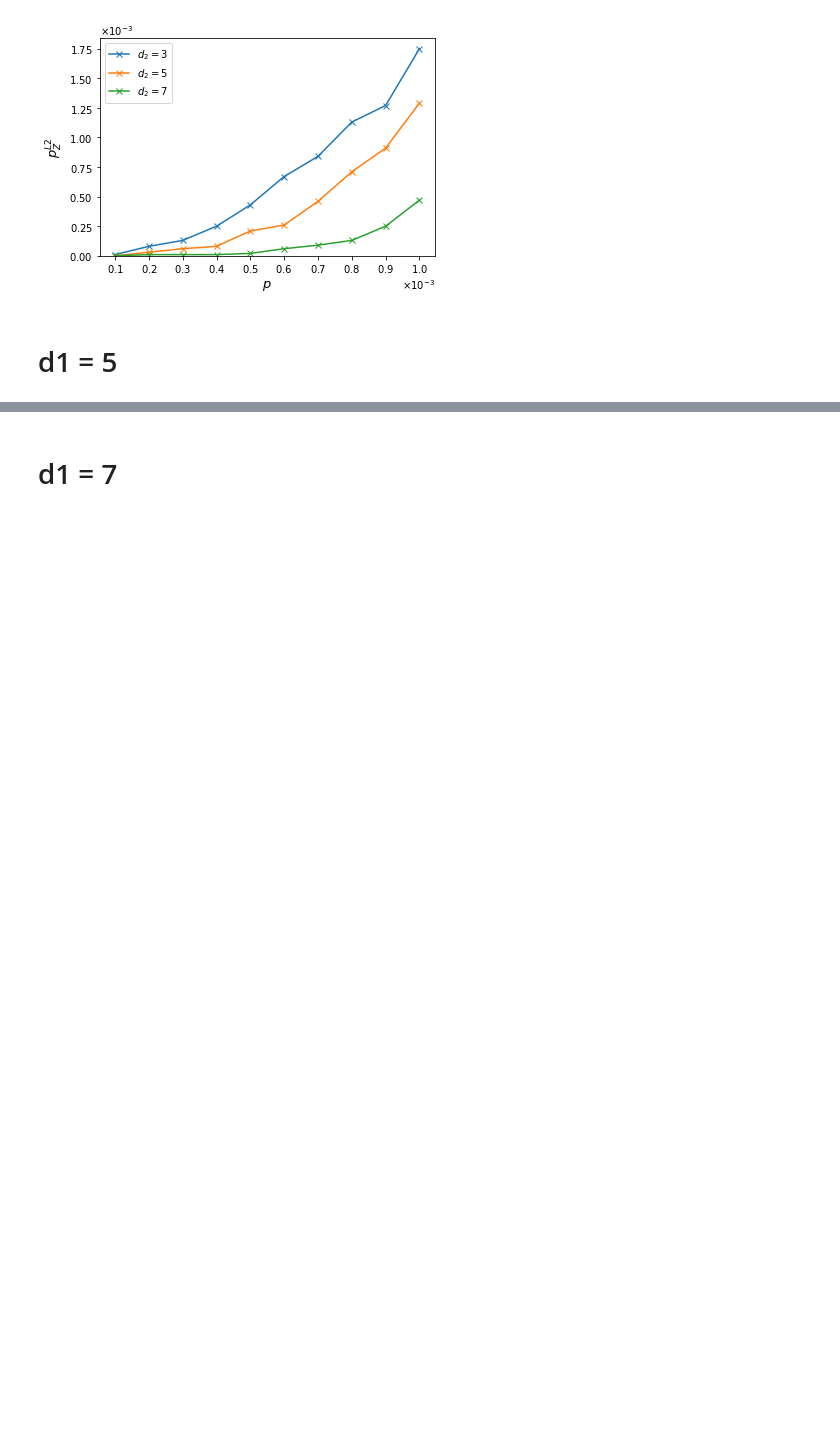
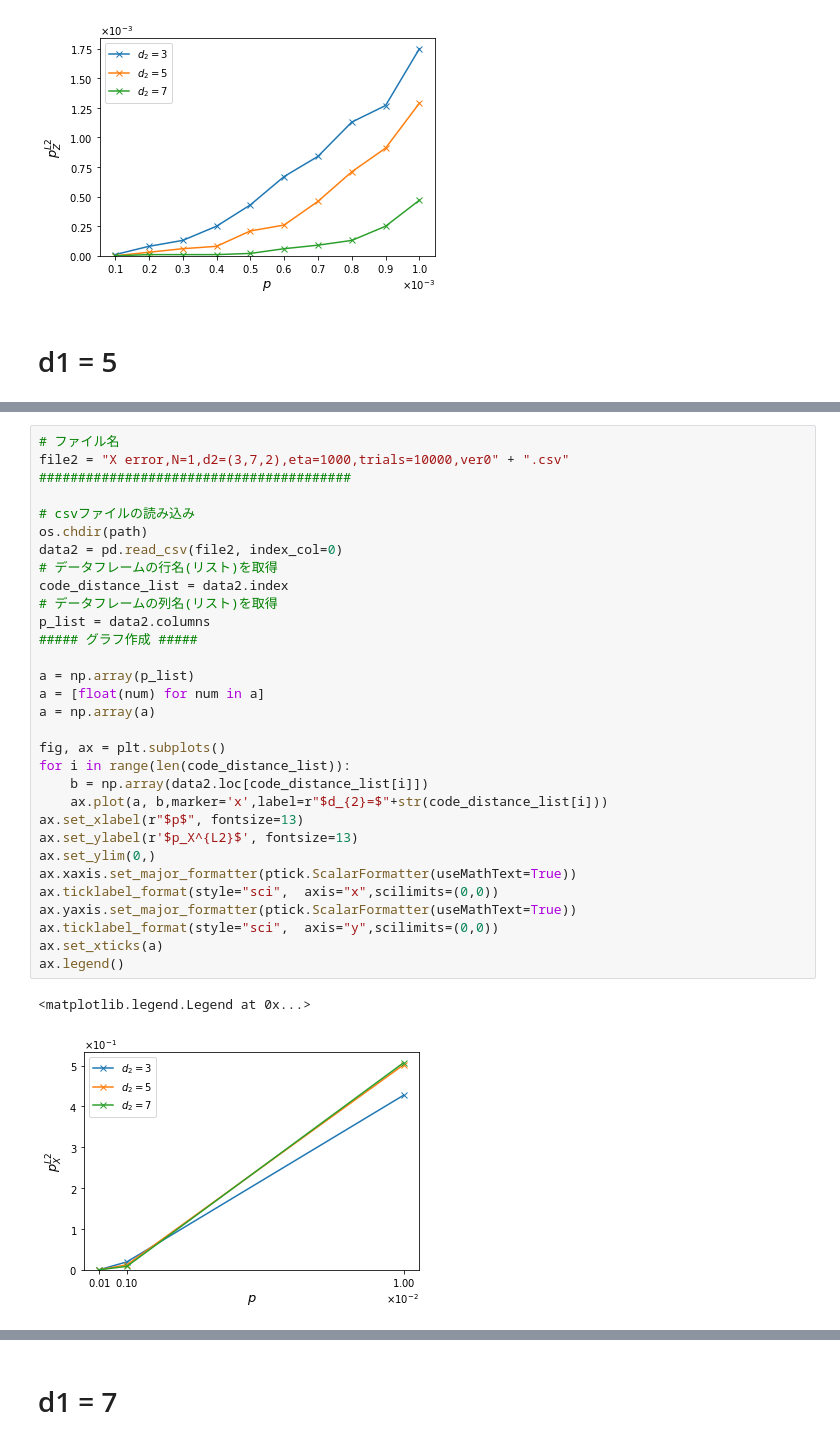
Before and after one commit to kono0924/Fujii-lab, a Jupyter notebook: surface_realistic/realistic_single_round/SWAP/csv_view.ipynb, the cells around one changed output, grey strips where cells are left out. Cells and saved outputs as stored; diff of their text form; blank space fills up the shorter version.

```diff
--- a/surface_realistic/realistic_single_round/SWAP/csv_view.ipynb
+++ b/surface_realistic/realistic_single_round/SWAP/csv_view.ipynb
@@ -53 +95,35 @@ ax.legend()
+# %%
+# ファイル名
+file2 = "X error,N=1,d2=(3,7,2),eta=1000,trials=10000,ver0" + ".csv"
+########################################
+
+# csvファイルの読み込み
+os.chdir(path)
+data2 = pd.read_csv(file2, index_col=0)
+# データフレームの行名(リスト)を取得
+code_distance_list = data2.index
+# データフレームの列名(リスト)を取得
+p_list = data2.columns
+##### グラフ作成 #####
+
+a = np.array(p_list)
+a = [float(num) for num in a]
+a = np.array(a)
+
+fig, ax = plt.subplots()
+for i in range(len(code_distance_list)):
+    b = np.array(data2.loc[code_distance_list[i]])
+    ax.plot(a, b,marker='x',label=r"$d_{2}=$"+str(code_distance_list[i]))
+ax.set_xlabel(r"$p$", fontsize=13)
+ax.set_ylabel(r'$p_X^{L2}$', fontsize=13)
+ax.set_ylim(0,)
+ax.xaxis.set_major_formatter(ptick.ScalarFormatter(useMathText=True))
+ax.ticklabel_format(style="sci",  axis="x",scilimits=(0,0))
+ax.yaxis.set_major_formatter(ptick.ScalarFormatter(useMathText=True))
+ax.ticklabel_format(style="sci",  axis="y",scilimits=(0,0))
+ax.set_xticks(a)
+ax.legend()
+# %% [output]
+<matplotlib.legend.Legend at 0x...>
+[figure, added]
 # %%
```
Also changed, not shown: parts of 7 cells of this notebook, 11 other files.
